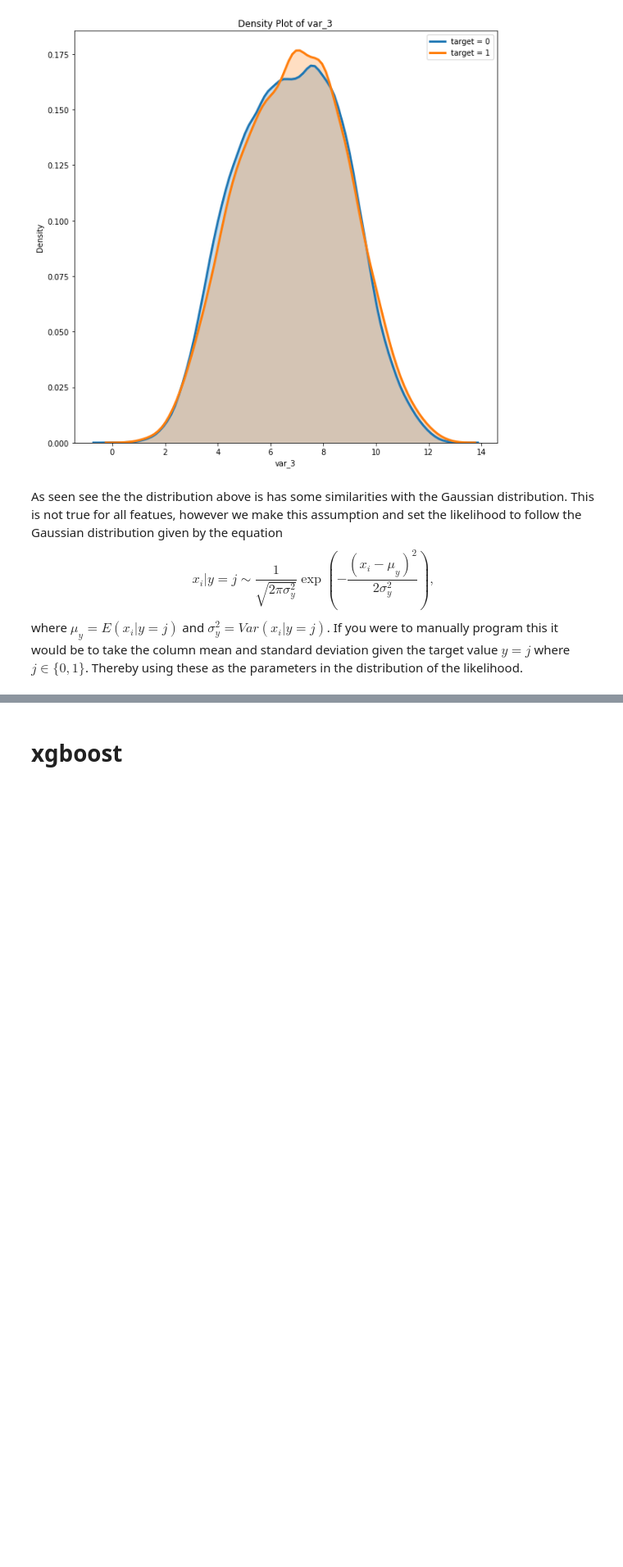
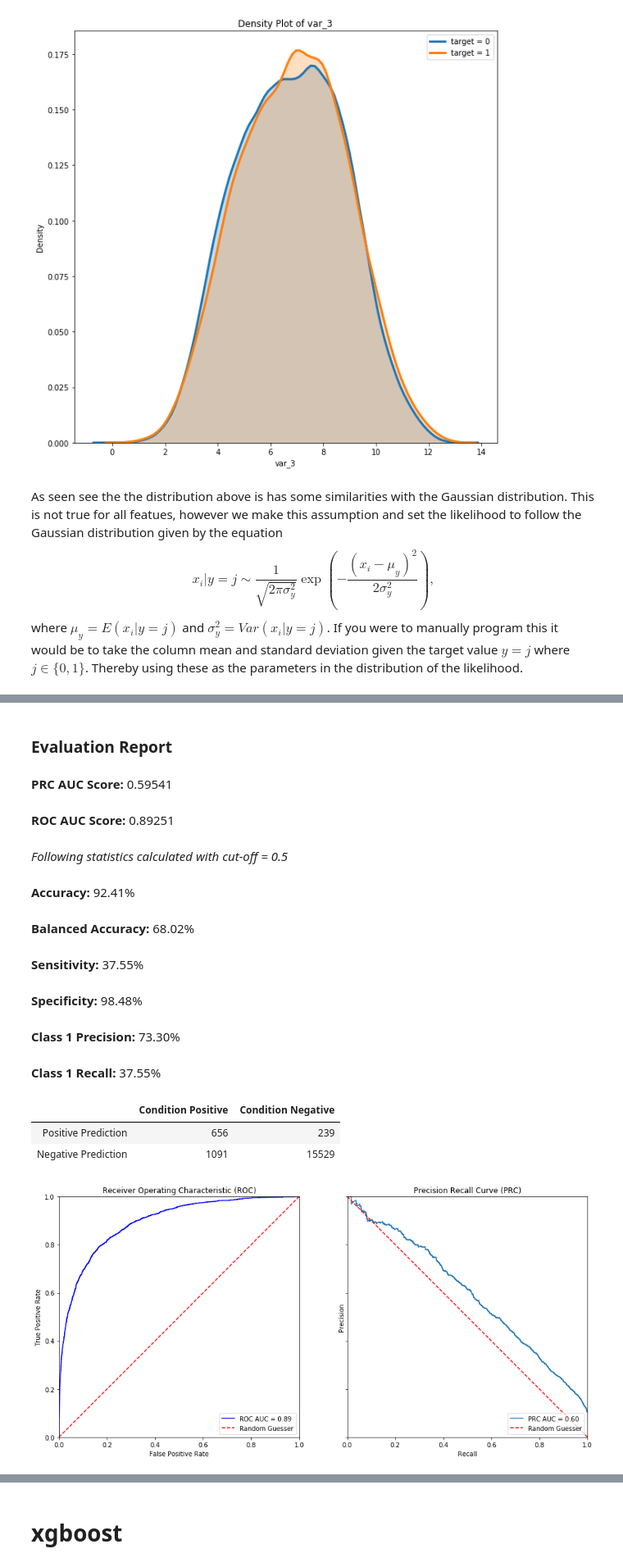
Before and after one commit to JakobGM/machine-learning-course, a Jupyter notebook: project/berild.ipynb, the cells around one changed output, grey strips where cells are left out. Shown at 82% size. Drawn from its saved outputs; the diff is of its cells as text; code cells hidden in the pictures; blank space fills up the shorter version.

```diff
--- a/project/berild.ipynb
+++ b/project/berild.ipynb
@@ -428,3 +365,21 @@ gnb = GaussianNB()
 gnb_model = gnb.fit(data.train_split.X, data.train_split.y)
 # %%
 y_pred = gnb_model.predict_proba(data.test_split.X)
+# %%
+data.evaluate(y_pred[:,1],plot_roc = True)
+# %% [output]
+### Evaluation Report
+__PRC AUC Score:__ 0.59541
+__ROC AUC Score:__ 0.89251
+
+_Following statistics calculated with cut-off = 0.5_
+__Accuracy:__ 92.41%
+__Balanced Accuracy:__ 68.02%
+__Sensitivity:__ 37.55%
+__Specificity:__ 98.48%
+__Class 1 Precision:__ 73.30%
+__Class 1 Recall:__ 37.55%
+|  | Condition Positive | Condition Negative |
+| Positive Prediction | 656 | 239 |
+| Negative Prediction | 1091 | 15529 |
+[figure, added]
```
Also changed, not shown: parts of 44 cells of this notebook.
